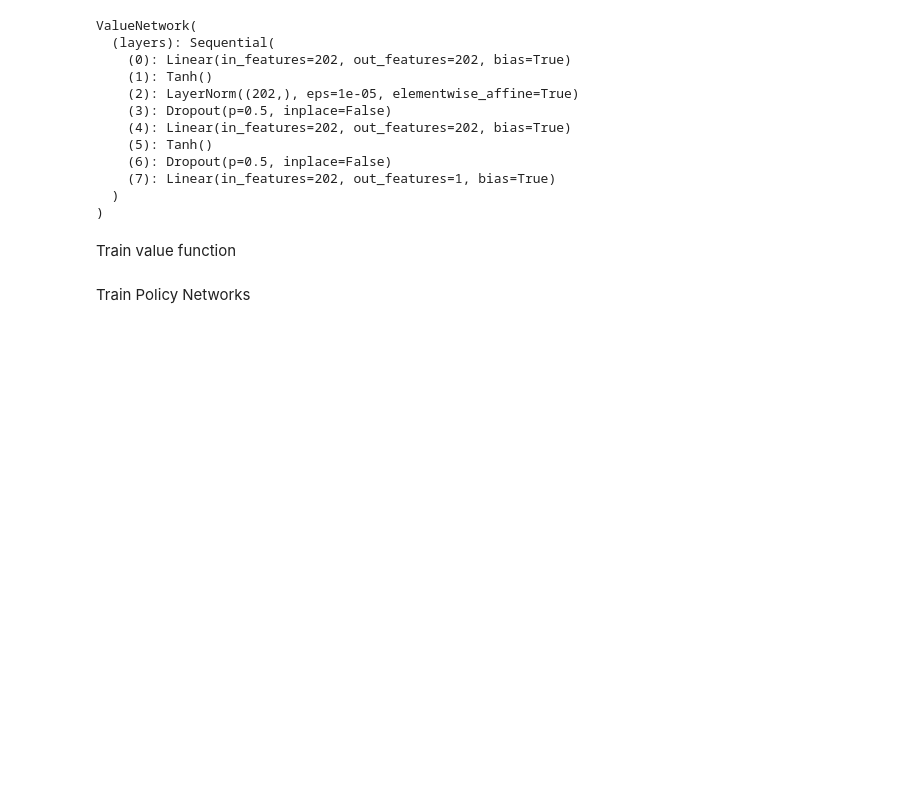
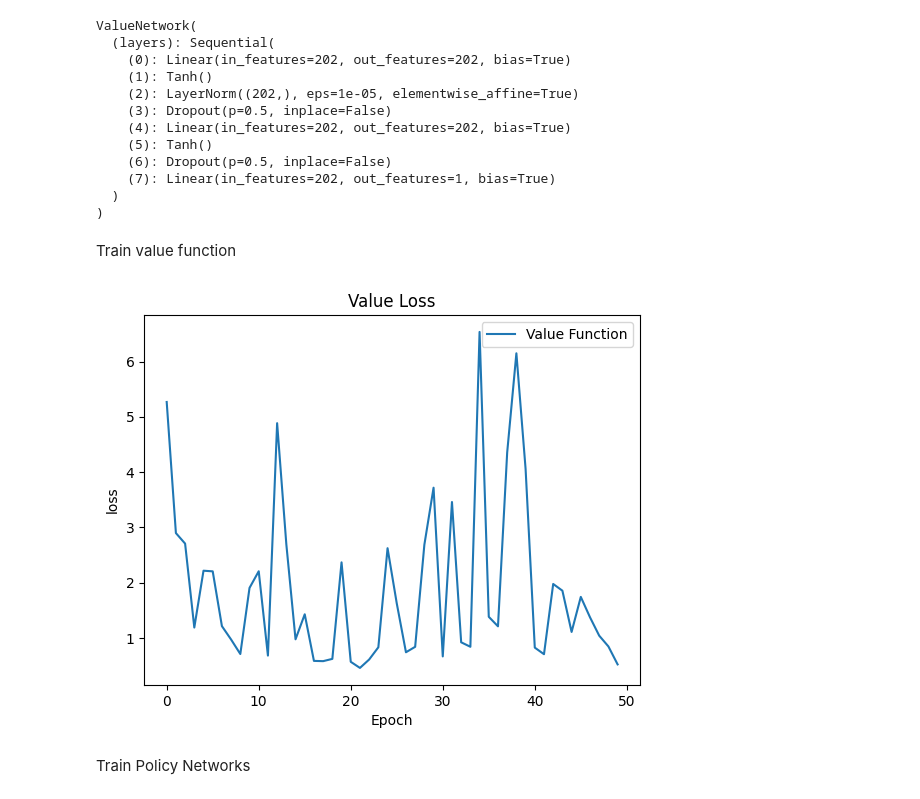
Before and after one commit to mattusuquen/AutonomousDriving, a Jupyter notebook: SelfDrivingCar.ipynb, the cells around one changed output. Saved outputs shown, nothing was run; the diff lists cells and outputs as text; code cells hidden in the pictures; blank space fills up the shorter version.

```diff
--- a/SelfDrivingCar.ipynb
+++ b/SelfDrivingCar.ipynb
@@ -84,34 +84,36 @@ loss_function = nn.MSELoss()
 optimizer = optim.Adam(value_function.parameters(), lr=0.0001)
 
 losses = []
-epochs = 25
+epochs = 50
 for epoch in range(epochs):
     for inputs_batch, outputs_batch, _ in dataloader:
         # Move batches to GPU
         inputs_batch, outputs_batch = inputs_batch.to(device), outputs_batch.to(device)
 
         # Zero the gradients
         optimizer.zero_grad()
 
         # Forward pass
         predictions = value_function(inputs_batch)
 
         # Compute the loss
         loss = loss_function(predictions, outputs_batch)
 
         # Backward pass
         loss.backward()
 
         # Update weights
         optimizer.step()
 
     losses.append(loss.item())
 plt.title('Value Loss')
 plt.xlabel("Epoch")
 plt.ylabel("loss")
 plt.plot(losses,label='Value Function')
 plt.legend()
 plt.show()
+# %% [output]
+[figure, added]
 # %% [markdown]
 Train Policy Networks
 # %%
```
Also changed, not shown: parts of 1 cell of this notebook, 5 other files.
